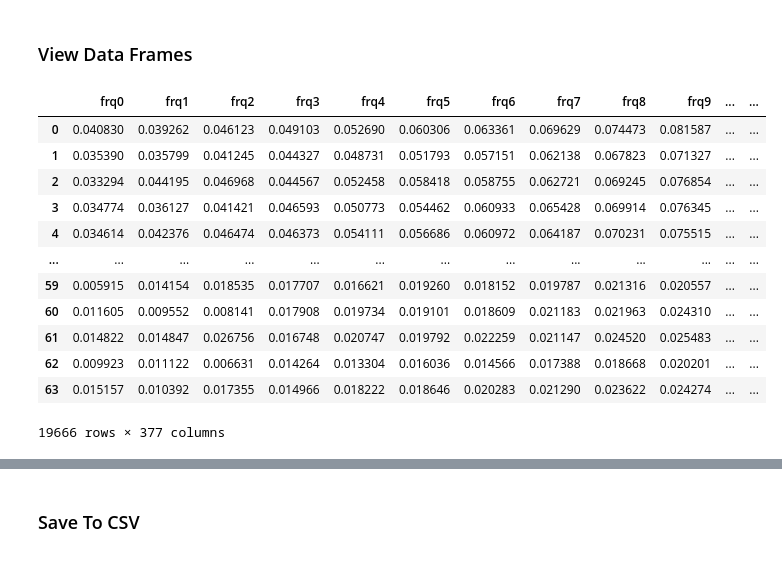
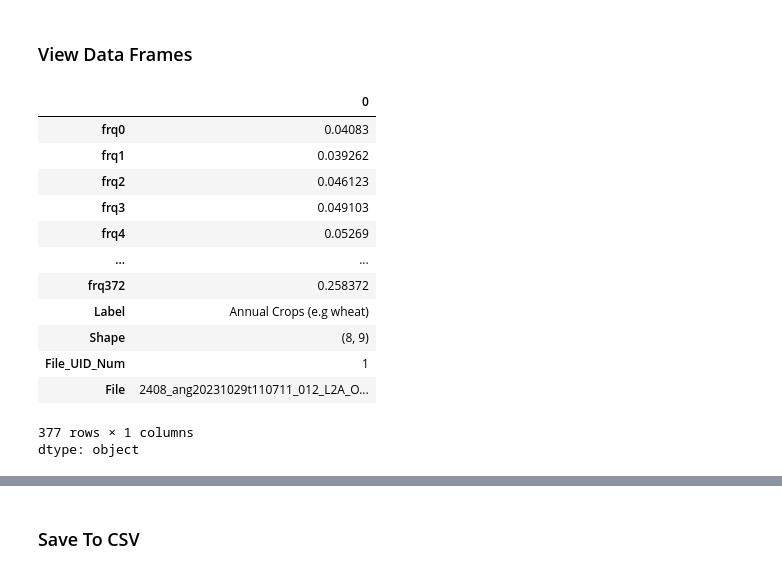
Before and after one commit to sameerkhansf/BioSoundSCape_SSU_Computer_Science, a Jupyter notebook: Land_Classification_1D/Sams.ipynb, the cells around one changed output, grey strips where cells are left out. Drawn from its saved outputs; the diff is of its cells as text; code cells hidden in the pictures.

```diff
--- a/Land_Classification_1D/Sams.ipynb
+++ b/Land_Classification_1D/Sams.ipynb
@@ -178,14 +169,16 @@ def convert_3D_to_1D(data_3D):
   Output:
     bands_per_pixel : Numpy Array of shape (num_row * numcol, num_band)
   '''
-  temp_list_1D_arr = []
+  #temp_list_1D_arr = []
 
   # Access the depth (third dimension) and create 1D arrays
-  for i in range(data_3D.shape[1]):                 # 10 for both data_3D.shape[1] & data_3D.shape[2] to make the 10x10
-    for j in range(data_3D.shape[2]):
-      data_1D = data_3D[:, i, j].flatten()          # EX. this will take the [0,0] for every bands then flatten that into a 1D array. For all the bands corresponding to pixel [0,0]
-      temp_list_1D_arr.append(data_1D)              # append to the temp list
-  return np.array(temp_list_1D_arr)      # convert the list to a numpy array... because I want to.     NOTE: MAYBE HAVE THIS RETURN A PANDA'S DATAFRAME? -SAM
+  #for i in range(data_3D.shape[1]):                 # 10 for both data_3D.shape[1] & data_3D.shape[2] to make the 10x10
+  #  for j in range(data_3D.shape[2]):
+  #    data_1D = data_3D[:, i, j].flatten()          # EX. this will take the [0,0] for every bands then flatten that into a 1D array. For all the bands corresponding to pixel [0,0]
+  #    temp_list_1D_arr.append(data_1D)              # append to the temp list
+  #return np.array(temp_list_1D_arr)      # convert the list to a numpy array... because I want to.     NOTE: MAYBE HAVE THIS RETURN A PANDA'S DATAFRAME? -SAM
+
+  return data_3D.reshape(data_3D.shape[0], -1).T
 # %%
 def get_filenames(directory_path):
   '''
@@ -343,7 +336,7 @@ def get_all_data(sample_directory_paths, label_paths, label_cols, min_res=4.5, m
       #check to see if the file has a valid resolution
       if(res_check):
         list_df.append(df)
-        included_files.append((uid_count, trim_filenames[i]))
+        included_files.append((label, uid_count, trim_filenames[i]))
 
         # Increment UID counter
         uid_count+=1
@@ -368,7 +361,7 @@ def get_all_data(sample_directory_paths, label_paths, label_cols, min_res=4.5, m
   #convert python list of tuples (uid, filename) into pandas dataframe
   #This data frame is mostly redundent. You can extract this info from the main
   #dataframe. This is here more for legacy purposes and convenience.
-  df_if = pd.DataFrame(included_files, columns=['UID', 'Filename'])
+  df_if = pd.DataFrame(included_files, columns=['Label','UID', 'Filename'])
 
   print('\n--End--')
 
@@ -554,7 +547,7 @@ def mt_get_all_data(sample_directory_paths, label_paths, label_cols, min_res=4.5
 ##Run
 # %%
 #So Slow...
-df, valid_files = get_all_data(all_samples, all_labels, label_cols) #this took 22 to 41 minutes to run. Depends on Google. I think.
+df, valid_files = get_all_data([all_samples[1]], [all_labels[1]], [label_cols[1]]) #this took 22 to 41 minutes to run. Depends on Google. I think.
 # %% [output]
 --Start--
 
@@ -589,18 +582,19 @@ KeyboardInterrupt:
 ### View Data Frames
 # %%
 # Lets check it out; Pandas Data Frame
-df
+df.iloc[0]
 # %% [output]
-|  | frq0 | frq1 | frq2 | frq3 | frq4 | frq5 | frq6 | frq7 | frq8 | frq9 | ... | ... |
-| 0 | 0.040830 | 0.039262 | 0.046123 | 0.049103 | 0.052690 | 0.060306 | 0.063361 | 0.069629 | 0.074473 | 0.081587 | ... | ... |
-| 1 | 0.035390 | 0.035799 | 0.041245 | 0.044327 | 0.048731 | 0.051793 | 0.057151 | 0.062138 | 0.067823 | 0.071327 | ... | ... |
-| 2 | 0.033294 | 0.044195 | 0.046968 | 0.044567 | 0.052458 | 0.058418 | 0.058755 | 0.062721 | 0.069245 | 0.076854 | ... | ... |
-| 3 | 0.034774 | 0.036127 | 0.041421 | 0.046593 | 0.050773 | 0.054462 | 0.060933 | 0.065428 | 0.069914 | 0.076345 | ... | ... |
-| 4 | 0.034614 | 0.042376 | 0.046474 | 0.046373 | 0.054111 | 0.056686 | 0.060972 | 0.064187 | 0.070231 | 0.075515 | ... | ... |
-| ... | ... | ... | ... | ... | ... | ... | ... | ... | ... | ... | ... | ... |
-| 59 | 0.005915 | 0.014154 | 0.018535 | 0.017707 | 0.016621 | 0.019260 | 0.018152 | 0.019787 | 0.021316 | 0.020557 | ... | ... |
-| 60 | 0.011605 | 0.009552 | 0.008141 | 0.017908 | 0.019734 | 0.019101 | 0.018609 | 0.021183 | 0.021963 | 0.024310 | ... | ... |
-| 61 | 0.014822 | 0.014847 | 0.026756 | 0.016748 | 0.020747 | 0.019792 | 0.022259 | 0.021147 | 0.024520 | 0.025483 | ... | ... |
-| 62 | 0.009923 | 0.011122 | 0.006631 | 0.014264 | 0.013304 | 0.016036 | 0.014566 | 0.017388 | 0.018668 | 0.020201 | ... | ... |
-| 63 | 0.015157 | 0.010392 | 0.017355 | 0.014966 | 0.018222 | 0.018646 | 0.020283 | 0.021290 | 0.023622 | 0.024274 | ... | ... |
+|  | 0 |
+| frq0 | 0.04083 |
+| frq1 | 0.039262 |
+| frq2 | 0.046123 |
+| frq3 | 0.049103 |
+| frq4 | 0.05269 |
+| ... | ... |
+| frq372 | 0.258372 |
+| Label | Annual Crops (e.g wheat) |
+| Shape | (8, 9) |
+| File_UID_Num | 1 |
+| File | 2408_ang20231029t110711_012_L2A_O... |
-19666 rows × 377 columns
+377 rows × 1 columns
+dtype: object
```
Also changed, not shown: parts of 27 cells of this notebook, 2 other files.
